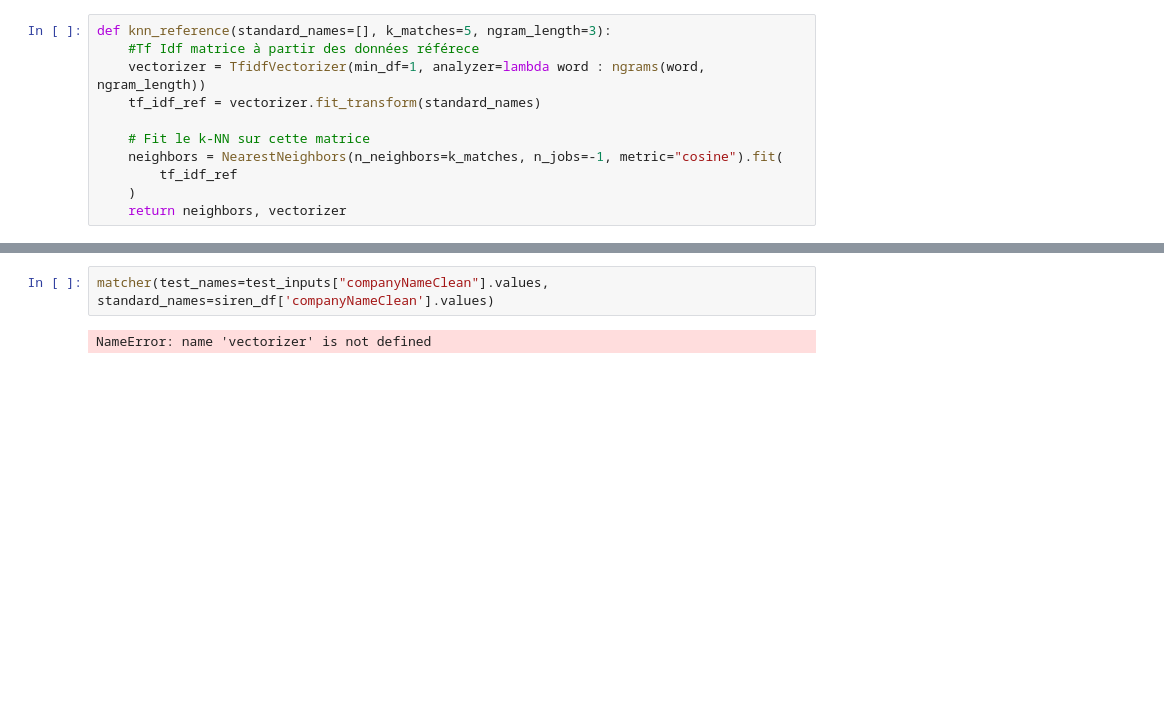
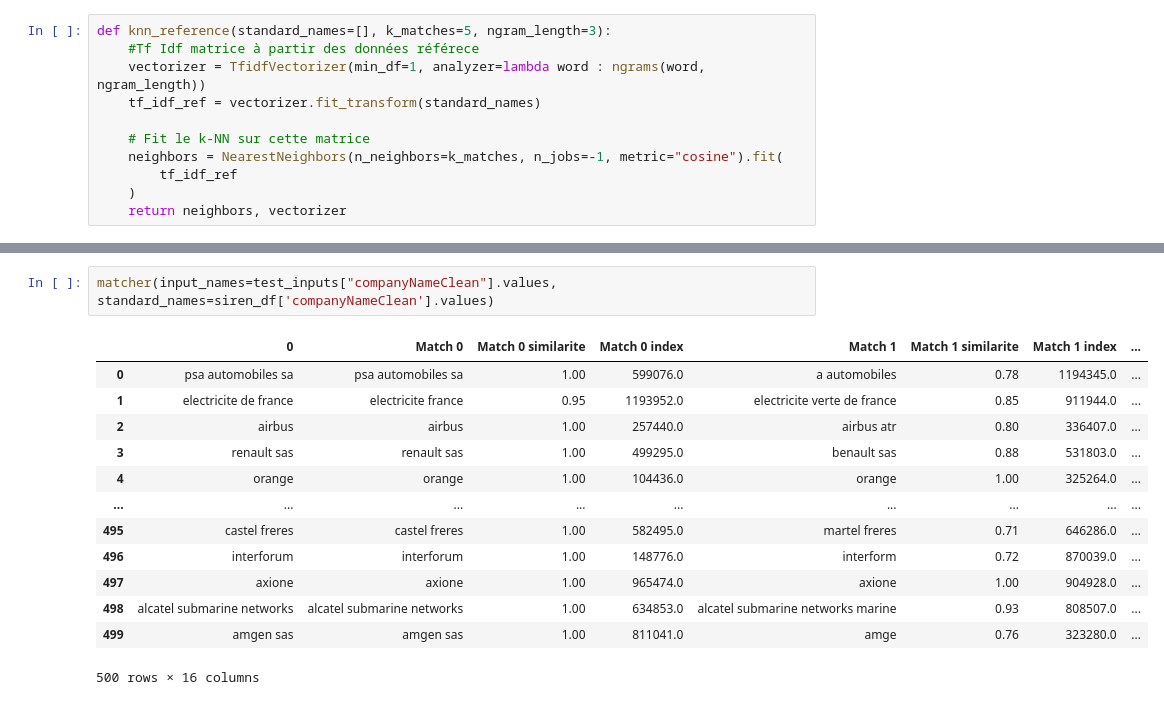
Before and after one commit to benjamrio/company-names-matching, a Jupyter notebook: notebooks/predict.ipynb, the cells around one changed output, grey strips where cells are left out. Drawn from its saved outputs; the diff is of its cells as text; blank space fills up the shorter version.

Commit message:
Changed unatural lists to dataframe

```diff
--- a/notebooks/predict.ipynb
+++ b/notebooks/predict.ipynb
@@ -298,4 +261,16 @@ def matcher(test_names=[], standard_names=[], k_matches=5, ngram_length=3):
 # %%
-matcher(test_names=test_inputs["companyNameClean"].values, standard_names=siren_df['companyNameClean'].values)
+matcher(input_names=test_inputs["companyNameClean"].values, standard_names=siren_df['companyNameClean'].values)
 # %% [output]
+|  | 0 | Match 0 | Match 0 similarite | Match 0 index | Match 1 | Match 1 similarite | Match 1 index | ... |
+| 0 | psa automobiles sa | psa automobiles sa | 1.00 | 599076.0 | a automobiles | 0.78 | 1194345.0 | ... |
+| 1 | electricite de france | electricite france | 0.95 | 1193952.0 | electricite verte de france | 0.85 | 911944.0 | ... |
+| 2 | airbus | airbus | 1.00 | 257440.0 | airbus atr | 0.80 | 336407.0 | ... |
+| 3 | renault sas | renault sas | 1.00 | 499295.0 | benault sas | 0.88 | 531803.0 | ... |
+| 4 | orange | orange | 1.00 | 104436.0 | orange | 1.00 | 325264.0 | ... |
+| ... | ... | ... | ... | ... | ... | ... | ... | ... |
+| 495 | castel freres | castel freres | 1.00 | 582495.0 | martel freres | 0.71 | 646286.0 | ... |
+| 496 | interforum | interforum | 1.00 | 148776.0 | interform | 0.72 | 870039.0 | ... |
+| 497 | axione | axione | 1.00 | 965474.0 | axione | 1.00 | 904928.0 | ... |
+| 498 | alcatel submarine networks | alcatel submarine networks | 1.00 | 634853.0 | alcatel submarine networks marine | 0.93 | 808507.0 | ... |
+| 499 | amgen sas | amgen sas | 1.00 | 811041.0 | amge | 0.76 | 323280.0 | ... |
-NameError: name 'vectorizer' is not defined
+500 rows × 16 columns
```
Also changed, not shown: parts of 3 cells of this notebook.
